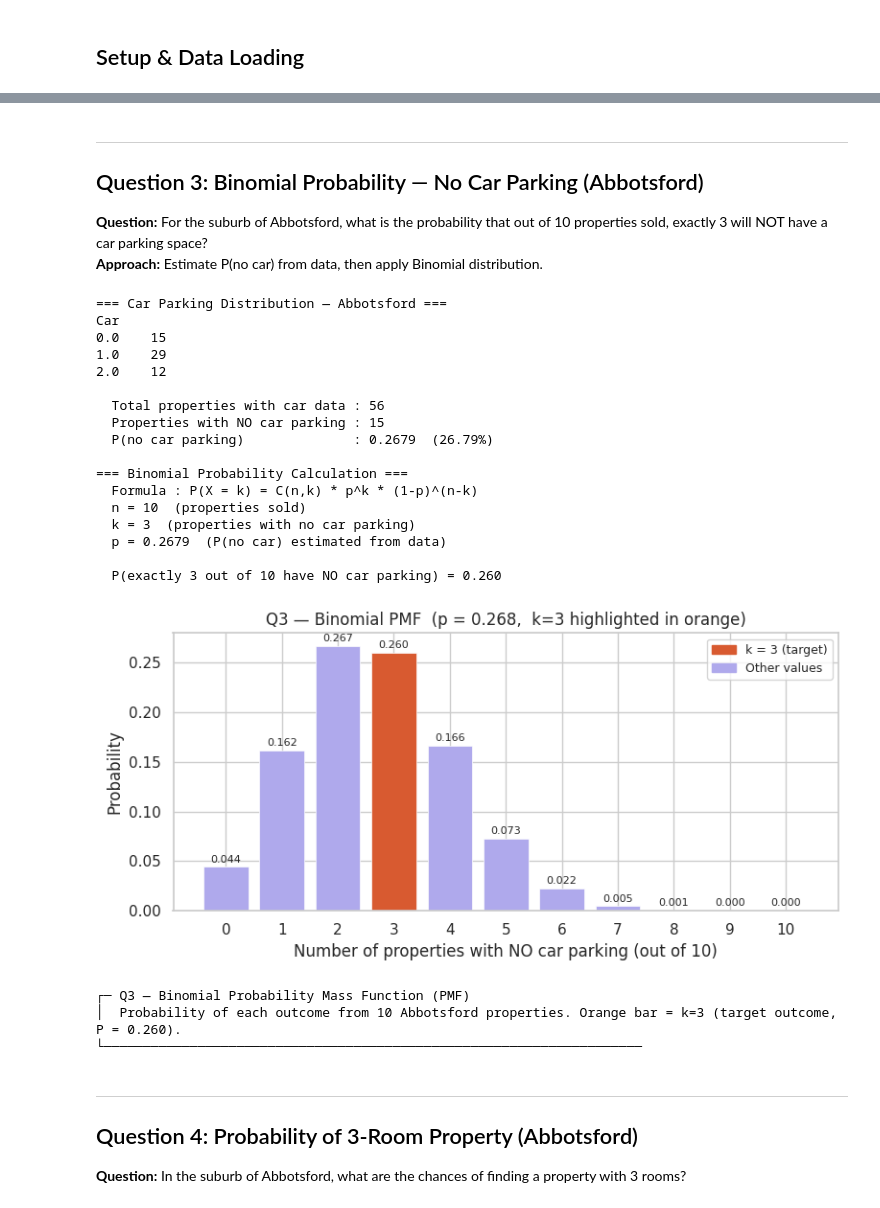
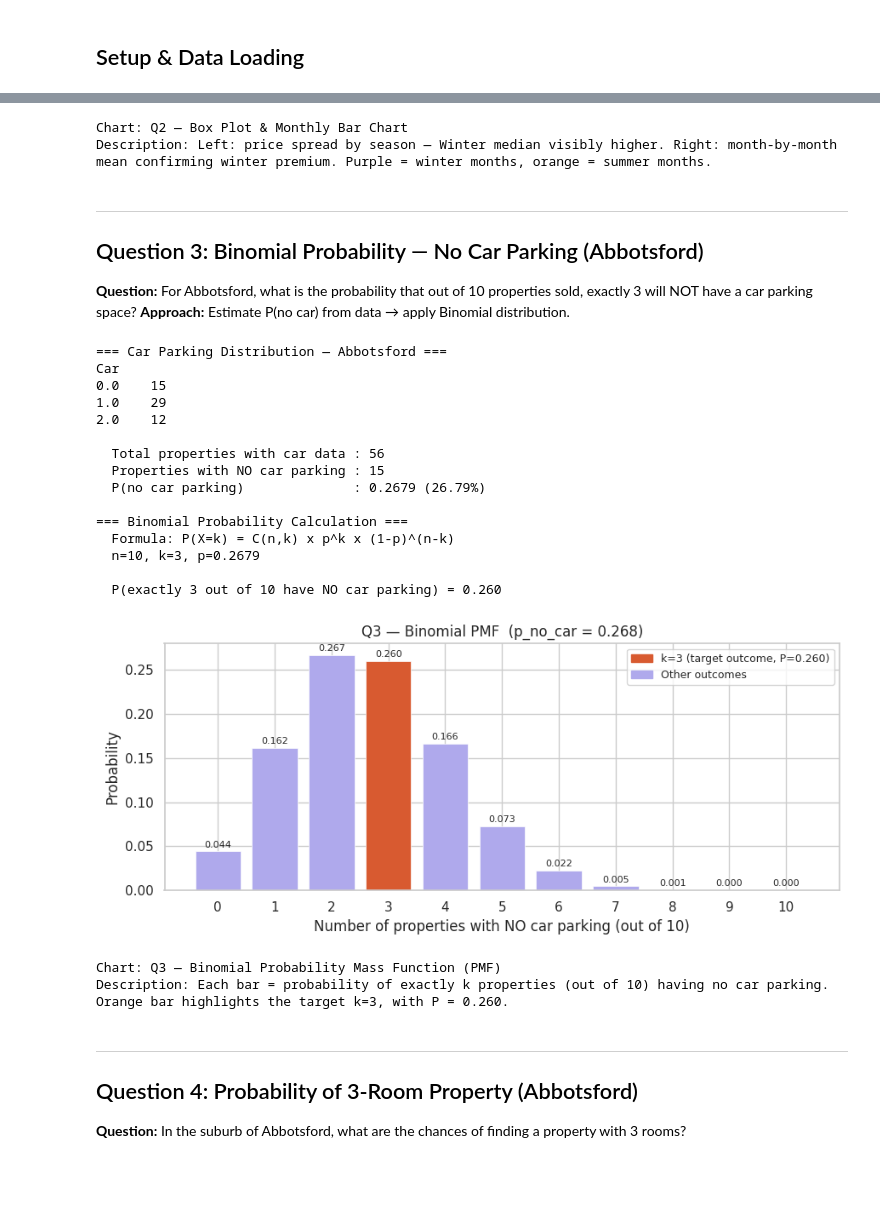
Before and after one commit to manidixit16/Assignment-statistics-decision-making, a Jupyter notebook: notebooks/Mani_Dixit_CPDA_B3.ipynb, the cells around one changed output, grey strips where cells are left out. Saved outputs shown, nothing was run; the diff lists cells and outputs as text; code cells hidden in the pictures; blank space fills up the shorter version.

```diff
--- a/notebooks/Mani_Dixit_CPDA_B3.ipynb
+++ b/notebooks/Mani_Dixit_CPDA_B3.ipynb
@@ -225,31 +204,34 @@ else:
+# %%
+print("Chart: Q2 — Box Plot & Monthly Bar Chart")
+print("Description: Left: price spread by season — Winter median visibly higher. Right: month-by-month mean confirming winter premium. Purple = winter months, orange = summer months.")
+# %% [output]
+Chart: Q2 — Box Plot & Monthly Bar Chart
+Description: Left: price spread by season — Winter median visibly higher. Right: month-by-month mean confirming winter premium. Purple = winter months, orange = summer months.
 # %% [markdown]
 ---
 ## Question 3: Binomial Probability — No Car Parking (Abbotsford)
-**Question:** For the suburb of Abbotsford, what is the probability that out of 10 properties sold, exactly 3 will NOT have a car parking space?
-**Approach:** Estimate P(no car) from data, then apply Binomial distribution.
+**Question:** For Abbotsford, what is the probability that out of 10 properties sold, exactly 3 will NOT have a car parking space?
+**Approach:** Estimate P(no car) from data → apply Binomial distribution.
 # %%
-# ── Subset Abbotsford ─────────────────────────────────────────────────
 abbotsford = df[df['Suburb'] == 'Abbotsford'].copy()
 car_data   = abbotsford['Car'].dropna()
 
 print("=== Car Parking Distribution — Abbotsford ===")
 print(car_data.value_counts().sort_index().to_string())
-print(f"\n  Total properties with car data : {len(car_data)}")
 
 no_car_count = (car_data == 0).sum()
 p_no_car     = no_car_count / len(car_data)
+
+print(f"\n  Total properties with car data : {len(car_data)}")
 print(f"  Properties with NO car parking : {no_car_count}")
-print(f"  P(no car parking)              : {p_no_car:.4f}  ({p_no_car*100:.2f}%)")
+print(f"  P(no car parking)              : {p_no_car:.4f} ({p_no_car*100:.2f}%)")
 
-# ── Binomial Probability ───────────────────────────────────────────────
 n, k = 10, 3
 prob = binom.pmf(k, n, p_no_car)
 
 print("\n=== Binomial Probability Calculation ===")
-print(f"  Formula : P(X = k) = C(n,k) * p^k * (1-p)^(n-k)")
-print(f"  n = {n}  (properties sold)")
-print(f"  k = {k}  (properties with no car parking)")
-print(f"  p = {p_no_car:.4f}  (P(no car) estimated from data)")
+print(f"  Formula: P(X=k) = C(n,k) x p^k x (1-p)^(n-k)")
+print(f"  n={n}, k={k}, p={p_no_car:.4f}")
 print(f"\n  P(exactly 3 out of 10 have NO car parking) = {prob:.3f}")
 # %% [output]
 === Car Parking Distribution — Abbotsford ===
@@ -260,44 +242,37 @@ Car
 
   Total properties with car data : 56
   Properties with NO car parking : 15
-  P(no car parking)              : 0.2679  (26.79%)
+  P(no car parking)              : 0.2679 (26.79%)
 
 === Binomial Probability Calculation ===
-  Formula : P(X = k) = C(n,k) * p^k * (1-p)^(n-k)
-  n = 10  (properties sold)
-  k = 3  (properties with no car parking)
-  p = 0.2679  (P(no car) estimated from data)
+  Formula: P(X=k) = C(n,k) x p^k x (1-p)^(n-k)
+  n=10, k=3, p=0.2679
 
   P(exactly 3 out of 10 have NO car parking) = 0.260
 # %%
-p_no_car = (car_data == 0).sum() / len(car_data)
-n = 10
-xs = range(0, n + 1)
+xs   = range(0, n + 1)
 pmfs = [binom.pmf(x, n, p_no_car) for x in xs]
 colors = ['#D85A30' if x == 3 else '#AFA9EC' for x in xs]
 
-fig, ax = plt.subplots(figsize=(8, 4))
+fig, ax = plt.subplots(figsize=(9, 4))
 bars = ax.bar(xs, pmfs, color=colors, edgecolor='white', linewidth=0.5)
 ax.bar_label(bars, fmt='%.3f', fontsize=8, padding=2)
 ax.set_xlabel('Number of properties with NO car parking (out of 10)')
 ax.set_ylabel('Probability')
-ax.set_title(f'Q3 — Binomial PMF  (p = {p_no_car:.3f},  k=3 highlighted in orange)')
+ax.set_title(f'Q3 — Binomial PMF  (p_no_car = {p_no_car:.3f})')
 ax.set_xticks(list(xs))
-from matplotlib.patches import Patch
-ax.legend(handles=[Patch(color='#D85A30', label='k = 3 (target)'),
-                   Patch(color='#AFA9EC', label='Other values')], fontsize=9)
+ax.legend(handles=[Patch(color='#D85A30', label='k=3 (target outcome, P=0.260)'),
+                   Patch(color='#AFA9EC', label='Other outcomes')], fontsize=9)
 plt.tight_layout()
 plt.show()
 # %% [output]
-[figure, old version]
+[figure, new version]
 # %%
-print("┌─ Q3 — Binomial Probability Mass Function (PMF)")
-print("│  Probability of each outcome from 10 Abbotsford properties. Orange bar = k=3 (target outcome, P = 0.260).")
-print("└─────────────────────────────────────────────────────────────────────")
+print("Chart: Q3 — Binomial Probability Mass Function (PMF)")
+print("Description: Each bar = probability of exactly k properties (out of 10) having no car parking. Orange bar highlights the target k=3, with P = 0.260.")
 # %% [output]
-┌─ Q3 — Binomial Probability Mass Function (PMF)
-│  Probability of each outcome from 10 Abbotsford properties. Orange bar = k=3 (target outcome, P = 0.260).
-└─────────────────────────────────────────────────────────────────────
+Chart: Q3 — Binomial Probability Mass Function (PMF)
+Description: Each bar = probability of exactly k properties (out of 10) having no car parking. Orange bar highlights the target k=3, with P = 0.260.
 # %% [markdown]
 ---
 ## Question 4: Probability of 3-Room Property (Abbotsford)
```
Also changed, not shown: parts of 52 cells of this notebook.
